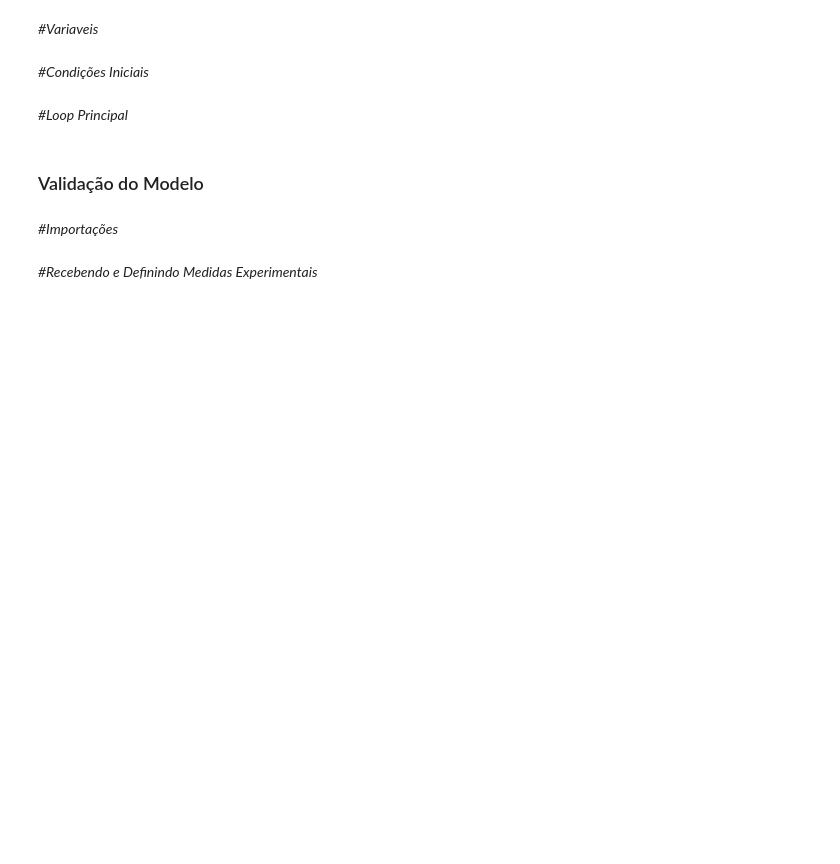
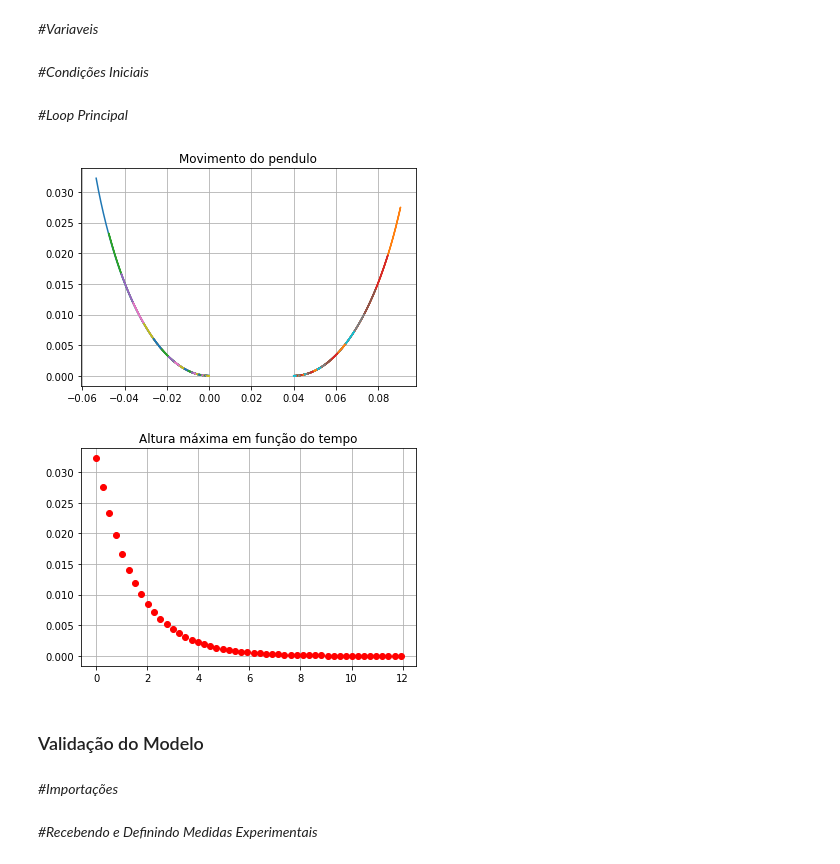
Before and after one commit to Arthur-Barreto/p3_modsim, a Jupyter notebook: pendulo_newton.ipynb, the cells around one changed output. Saved outputs shown, nothing was run; the diff lists cells and outputs as text; code cells hidden in the pictures; blank space fills up the shorter version.

```diff
--- a/pendulo_newton.ipynb
+++ b/pendulo_newton.ipynb
@@ -131,34 +133,36 @@ for i in range(50):
         CI = [ 1e-4 , 0 , K * lista_vx[-1] , 0 ]
 
     else:
 
         solucao = solve_ivp( modelo , t_span , CI , events = cond_parada , t_eval = lista_t )
 
         lista_x = solucao.y[ 0 , : ] + D
         lista_y = solucao.y[ 1 , : ]
         lista_vx = solucao.y[ 2 , : ]
 
         lista_ymax.append(max(lista_y))
         lista_t_ymax.append(encontra_t_max( solucao.t , lista_y ) + tfinal)
 
         tfinal = tfinal + solucao.t[-1]
 
         plt.plot( lista_x , lista_y )
 
         CI = [ -1e-4 , 0 , K * lista_vx[-1] , 0 ]
 
 #Plot Gráfico
 #Movimento do Pendulo
-plt.axis("equal")
 plt.title("Movimento do pendulo")
 plt.grid(True)
 plt.show()
 
 #Altura Máxima em Função do Tempo
 plt.plot( lista_t_ymax , lista_ymax, 'ro' )
 plt.title("Altura máxima em função do tempo")
 plt.grid(True)
 plt.show()
+# %% [output]
+[figure, added]
+[figure, added]
 # %% [markdown]
 ### Validação do Modelo
 # %% [markdown]
```
Also changed, not shown: parts of 12 cells of this notebook.
